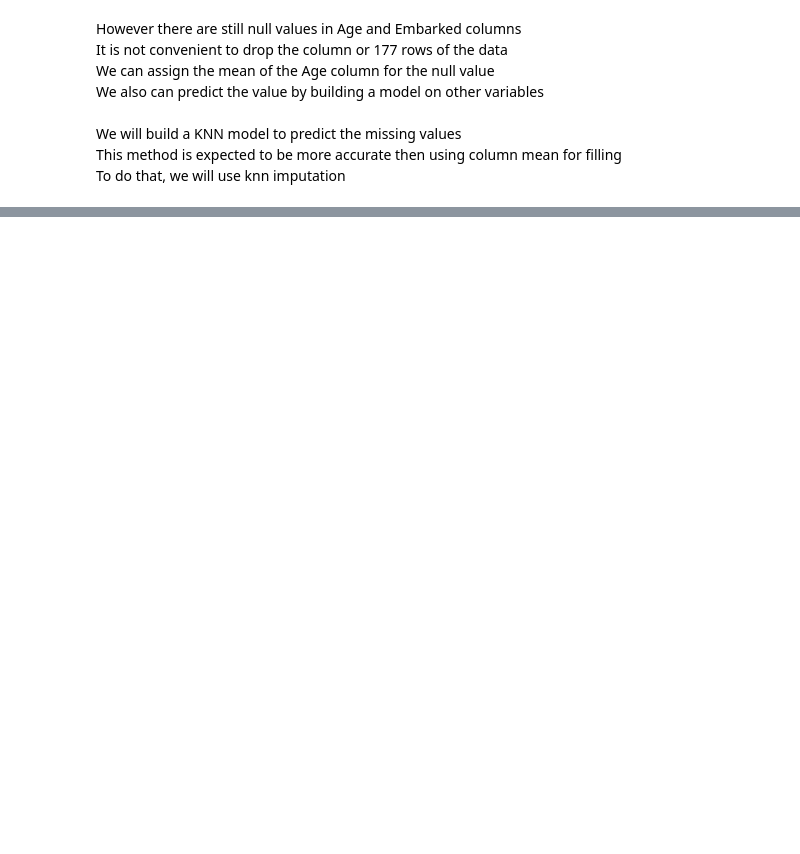
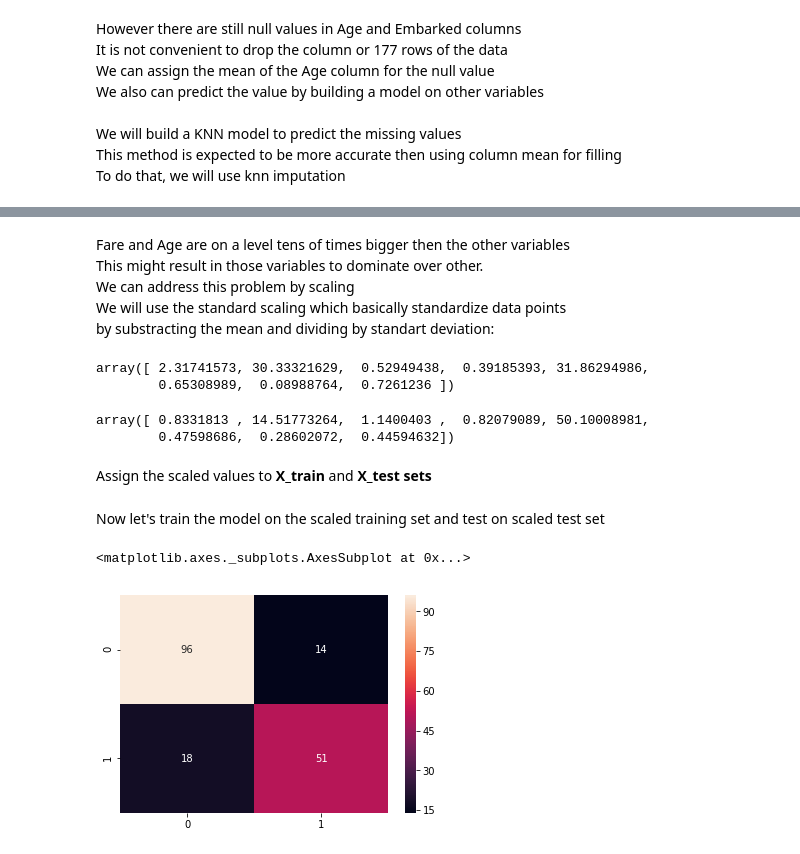
Before and after one commit to emresahinozden/Titanic-Classification, a Jupyter notebook: Titanic.ipynb, the cells around one changed output, grey strips where cells are left out. Drawn from its saved outputs; the diff is of its cells as text; code cells hidden in the pictures; blank space fills up the shorter version.

```diff
--- a/Titanic.ipynb
+++ b/Titanic.ipynb
@@ -284,0 +390,35 @@ dtype: int64
+# %% [markdown]
+Fare and Age are on a level tens of times bigger then the other variables <br>
+This might result in those variables to dominate over other. <br>
+We can address this problem by scaling <br>
+We will use the standard scaling which basically standardize data points <br>
+by substracting the mean and dividing by standart deviation:<br>
+# %%
+from sklearn.preprocessing import StandardScaler
+scaler = StandardScaler().fit(X_train)
+# %%
+scaler.mean_
+# %% [output]
+array([ 2.31741573, 30.33321629,  0.52949438,  0.39185393, 31.86294986,
+        0.65308989,  0.08988764,  0.7261236 ])
+# %%
+scaler.scale_
+# %% [output]
+array([ 0.8331813 , 14.51773264,  1.1400403 ,  0.82079089, 50.10008981,
+        0.47598686,  0.28602072,  0.44594632])
+# %% [markdown]
+Assign the scaled values to **X_train** and __X_test sets__
+# %%
+X_train = scaler.transform(X_train)
+X_test = scaler.transform(X_test)
+# %% [markdown]
+Now let's train the model on the scaled training set and test on scaled test set
+# %%
+classifier.fit(X_train, y_train)
+y_predict = classifier.predict(X_test)
+
+cm = confusion_matrix(y_test, y_predict)
+sns.heatmap(cm, annot = True, fmt = "d")
+# %% [output]
+<matplotlib.axes._subplots.AxesSubplot at 0x...>
+[figure, added]
```
Also changed, not shown: parts of 35 cells of this notebook.
